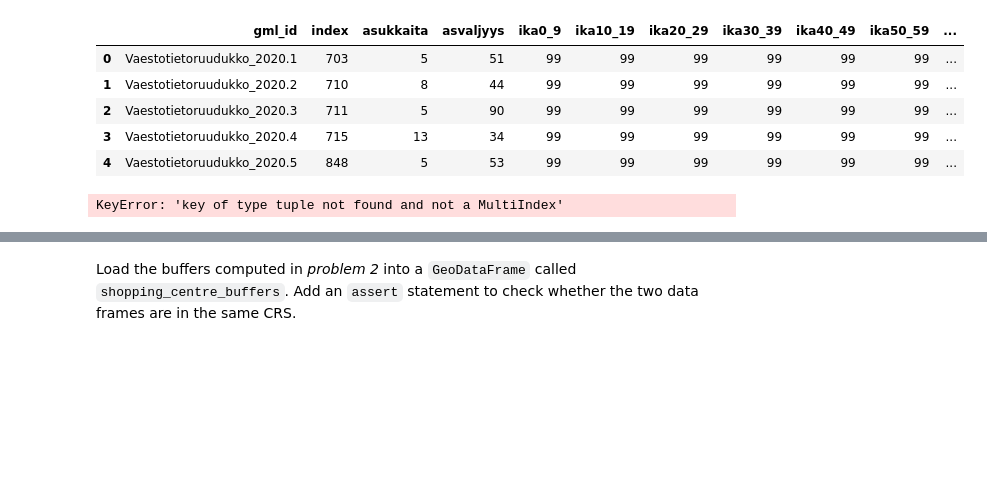
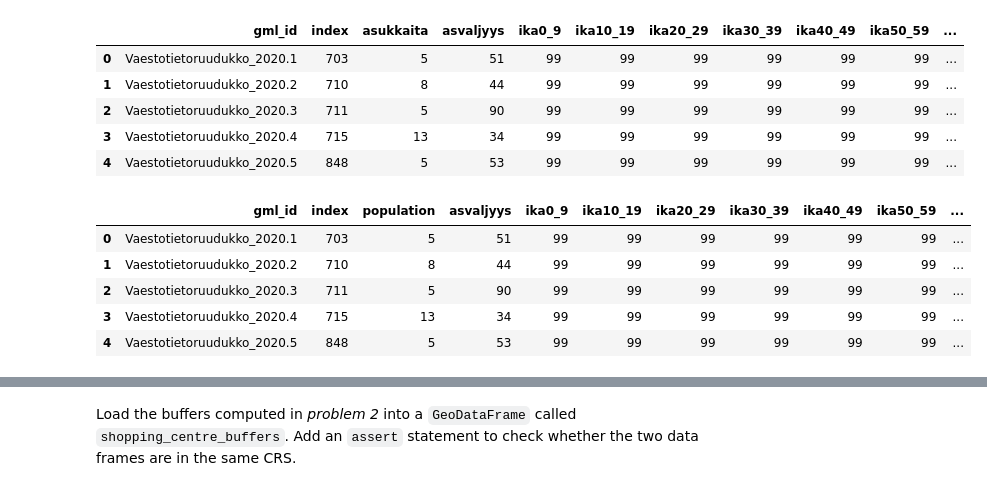
Before and after one commit to SyedAR-17/Geo-Python, a Jupyter notebook: Exercise-3-Problem-3.ipynb, the cells around one changed output, grey strips where cells are left out. Drawn from its saved outputs; the diff is of its cells as text; code cells hidden in the pictures; blank space fills up the shorter version.

```diff
--- a/Exercise-3-Problem-3.ipynb
+++ b/Exercise-3-Problem-3.ipynb
@@ -71,7 +71,3 @@ population_grid.head()
 | 2 | Vaestotietoruudukko_2020.3 | 711 | 5 | 90 | 99 | 99 | 99 | 99 | 99 | 99 | ... |
 | 3 | Vaestotietoruudukko_2020.4 | 715 | 13 | 34 | 99 | 99 | 99 | 99 | 99 | 99 | ... |
 | 4 | Vaestotietoruudukko_2020.5 | 848 | 5 | 53 | 99 | 99 | 99 | 99 | 99 | 99 | ... |
-# %%
-population_grid = population_grid['asukkaita', 'geometry']
-# %% [output]
-KeyError: 'key of type tuple not found and not a MultiIndex'
@@ -78,3 +78,12 @@ KeyError: 'key of type tuple not found and not a MultiIndex'
+# %%
+population_grid.head()
+# %% [output]
+|  | gml_id | index | population | asvaljyys | ika0_9 | ika10_19 | ika20_29 | ika30_39 | ika40_49 | ika50_59 | ... |
+| 0 | Vaestotietoruudukko_2020.1 | 703 | 5 | 51 | 99 | 99 | 99 | 99 | 99 | 99 | ... |
+| 1 | Vaestotietoruudukko_2020.2 | 710 | 8 | 44 | 99 | 99 | 99 | 99 | 99 | 99 | ... |
+| 2 | Vaestotietoruudukko_2020.3 | 711 | 5 | 90 | 99 | 99 | 99 | 99 | 99 | 99 | ... |
+| 3 | Vaestotietoruudukko_2020.4 | 715 | 13 | 34 | 99 | 99 | 99 | 99 | 99 | 99 | ... |
+| 4 | Vaestotietoruudukko_2020.5 | 848 | 5 | 53 | 99 | 99 | 99 | 99 | 99 | 99 | ... |
 # %%
 population_grid.plot()
 # %% [output]
```
Also changed, not shown: parts of 12 cells of this notebook.
